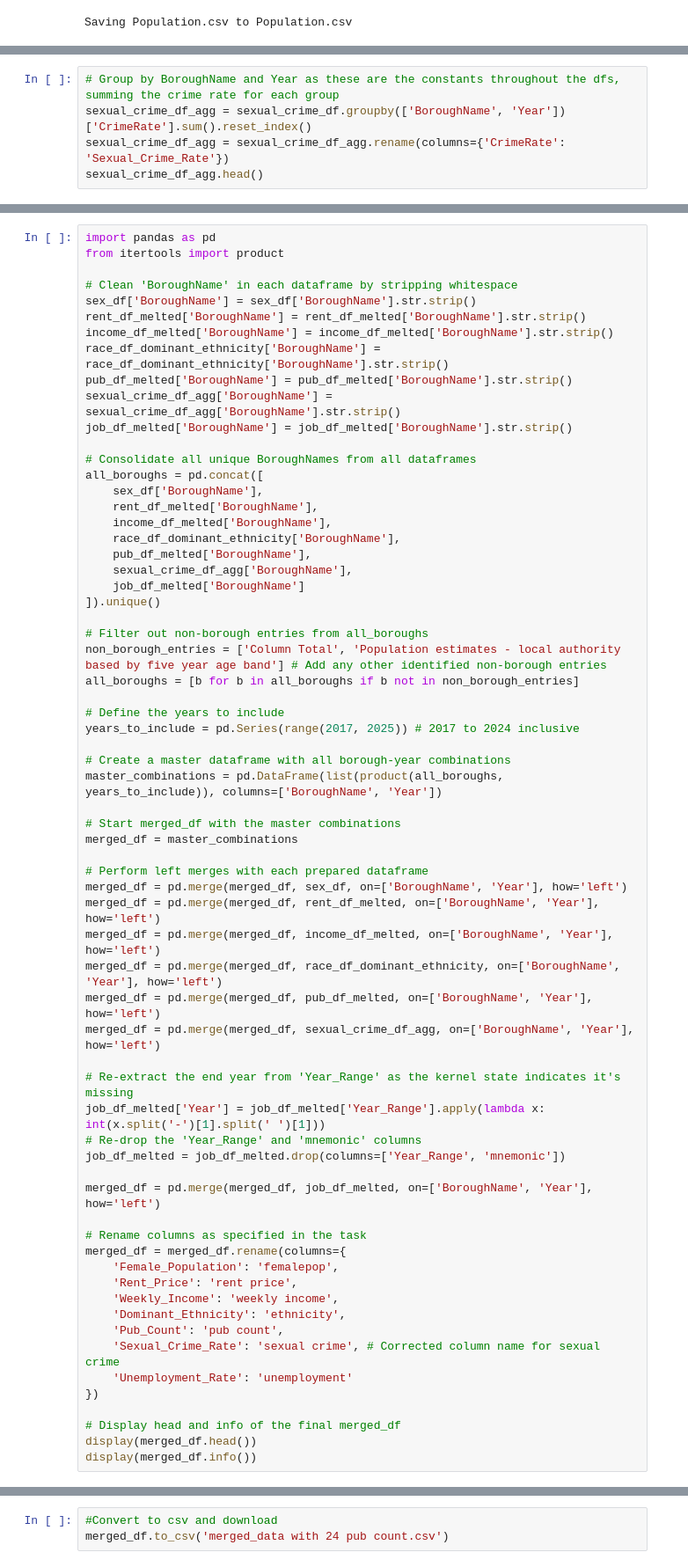
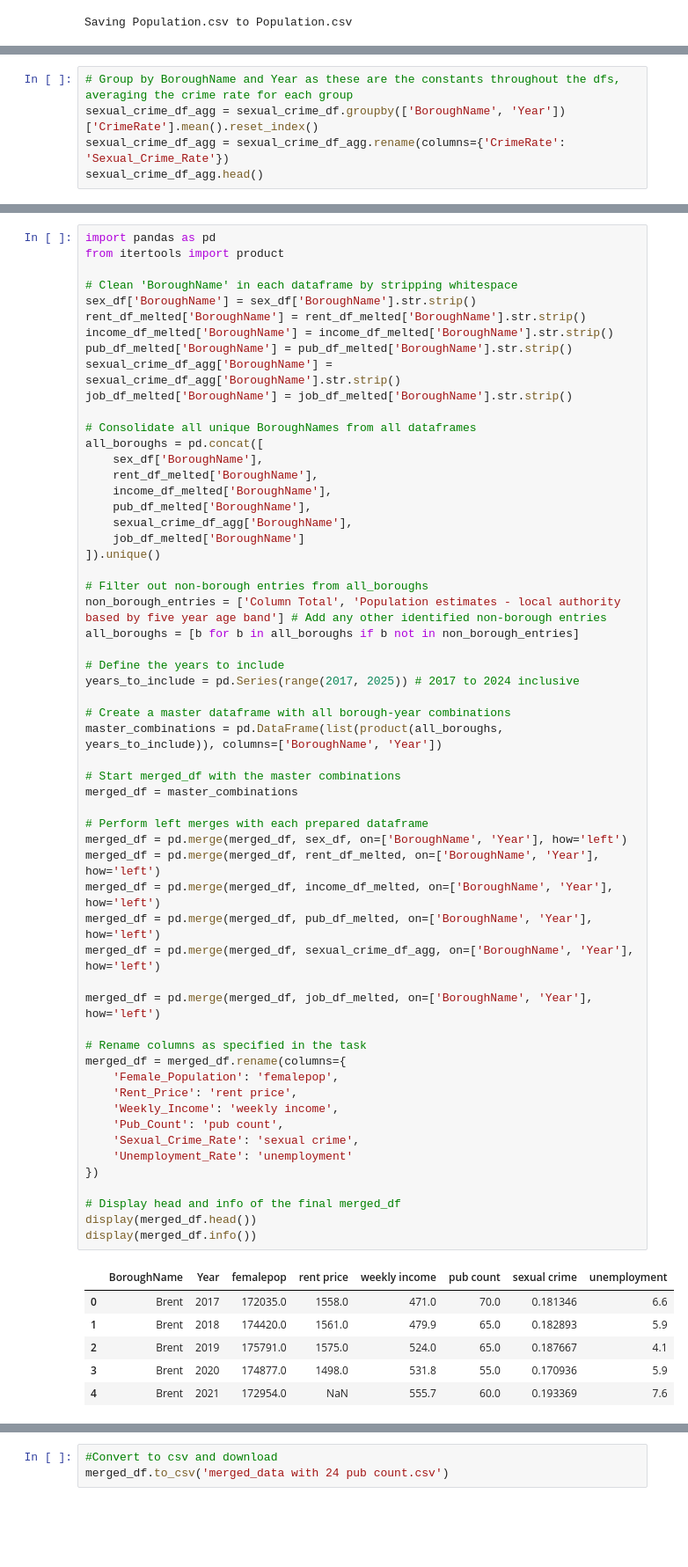
Before and after one commit to greypen2006/Final_Project, a Jupyter notebook: N3. Merge.ipynb, the cells around one changed output, grey strips where cells are left out. Shown at 88% size. Saved outputs shown, nothing was run; the diff lists cells and outputs as text; blank space fills up the shorter version.

```diff
--- a/N3. Merge.ipynb
+++ b/N3. Merge.ipynb
@@ -229,5 +271,5 @@ pub_df_melted.head()
 # %%
-# Group by BoroughName and Year as these are the constants throughout the dfs, summing the crime rate for each group
-sexual_crime_df_agg = sexual_crime_df.groupby(['BoroughName', 'Year'])['CrimeRate'].sum().reset_index()
+# Group by BoroughName and Year as these are the constants throughout the dfs, averaging the crime rate for each group
+sexual_crime_df_agg = sexual_crime_df.groupby(['BoroughName', 'Year'])['CrimeRate'].mean().reset_index()
 sexual_crime_df_agg = sexual_crime_df_agg.rename(columns={'CrimeRate': 'Sexual_Crime_Rate'})
 sexual_crime_df_agg.head()
@@ -259,7 +348,6 @@ from itertools import product
 sex_df['BoroughName'] = sex_df['BoroughName'].str.strip()
 rent_df_melted['BoroughName'] = rent_df_melted['BoroughName'].str.strip()
 income_df_melted['BoroughName'] = income_df_melted['BoroughName'].str.strip()
-race_df_dominant_ethnicity['BoroughName'] = race_df_dominant_ethnicity['BoroughName'].str.strip()
 pub_df_melted['BoroughName'] = pub_df_melted['BoroughName'].str.strip()
 sexual_crime_df_agg['BoroughName'] = sexual_crime_df_agg['BoroughName'].str.strip()
 job_df_melted['BoroughName'] = job_df_melted['BoroughName'].str.strip()
@@ -269,7 +357,6 @@ all_boroughs = pd.concat([
     sex_df['BoroughName'],
     rent_df_melted['BoroughName'],
     income_df_melted['BoroughName'],
-    race_df_dominant_ethnicity['BoroughName'],
     pub_df_melted['BoroughName'],
     sexual_crime_df_agg['BoroughName'],
     job_df_melted['BoroughName']
@@ -282,38 +369,38 @@ all_boroughs = [b for b in all_boroughs if b not in non_borough_entries]
 # Define the years to include
 years_to_include = pd.Series(range(2017, 2025)) # 2017 to 2024 inclusive
 
 # Create a master dataframe with all borough-year combinations
 master_combinations = pd.DataFrame(list(product(all_boroughs, years_to_include)), columns=['BoroughName', 'Year'])
 
 # Start merged_df with the master combinations
 merged_df = master_combinations
 
 # Perform left merges with each prepared dataframe
 merged_df = pd.merge(merged_df, sex_df, on=['BoroughName', 'Year'], how='left')
 merged_df = pd.merge(merged_df, rent_df_melted, on=['BoroughName', 'Year'], how='left')
 merged_df = pd.merge(merged_df, income_df_melted, on=['BoroughName', 'Year'], how='left')
-merged_df = pd.merge(merged_df, race_df_dominant_ethnicity, on=['BoroughName', 'Year'], how='left')
 merged_df = pd.merge(merged_df, pub_df_melted, on=['BoroughName', 'Year'], how='left')
 merged_df = pd.merge(merged_df, sexual_crime_df_agg, on=['BoroughName', 'Year'], how='left')
-
-# Re-extract the end year from 'Year_Range' as the kernel state indicates it's missing
-job_df_melted['Year'] = job_df_melted['Year_Range'].apply(lambda x: int(x.split('-')[1].split(' ')[1]))
-# Re-drop the 'Year_Range' and 'mnemonic' columns
-job_df_melted = job_df_melted.drop(columns=['Year_Range', 'mnemonic'])
 
 merged_df = pd.merge(merged_df, job_df_melted, on=['BoroughName', 'Year'], how='left')
 
 # Rename columns as specified in the task
 merged_df = merged_df.rename(columns={
     'Female_Population': 'femalepop',
     'Rent_Price': 'rent price',
     'Weekly_Income': 'weekly income',
-    'Dominant_Ethnicity': 'ethnicity',
     'Pub_Count': 'pub count',
-    'Sexual_Crime_Rate': 'sexual crime', # Corrected column name for sexual crime
+    'Sexual_Crime_Rate': 'sexual crime',
     'Unemployment_Rate': 'unemployment'
 })
 
 # Display head and info of the final merged_df
 display(merged_df.head())
 display(merged_df.info())
+# %% [output]
+|  | BoroughName | Year | femalepop | rent price | weekly income | pub count | sexual crime | unemployment |
+| 0 | Brent | 2017 | 172035.0 | 1558.0 | 471.0 | 70.0 | 0.181346 | 6.6 |
+| 1 | Brent | 2018 | 174420.0 | 1561.0 | 479.9 | 65.0 | 0.182893 | 5.9 |
+| 2 | Brent | 2019 | 175791.0 | 1575.0 | 524.0 | 65.0 | 0.187667 | 4.1 |
+| 3 | Brent | 2020 | 174877.0 | 1498.0 | 531.8 | 55.0 | 0.170936 | 5.9 |
+| 4 | Brent | 2021 | 172954.0 | NaN | 555.7 | 60.0 | 0.193369 | 7.6 |
```
Also changed, not shown: parts of 24 cells of this notebook.
